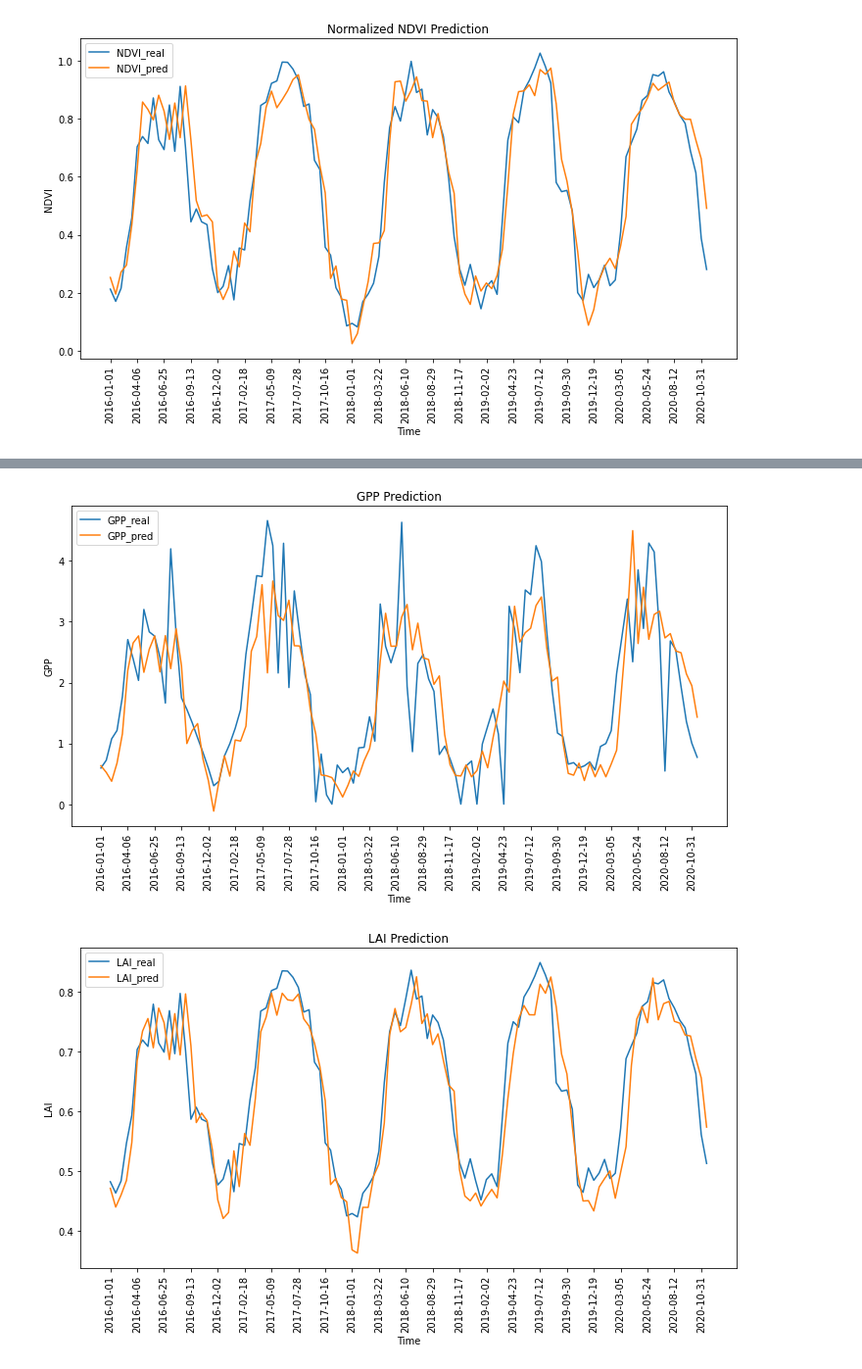
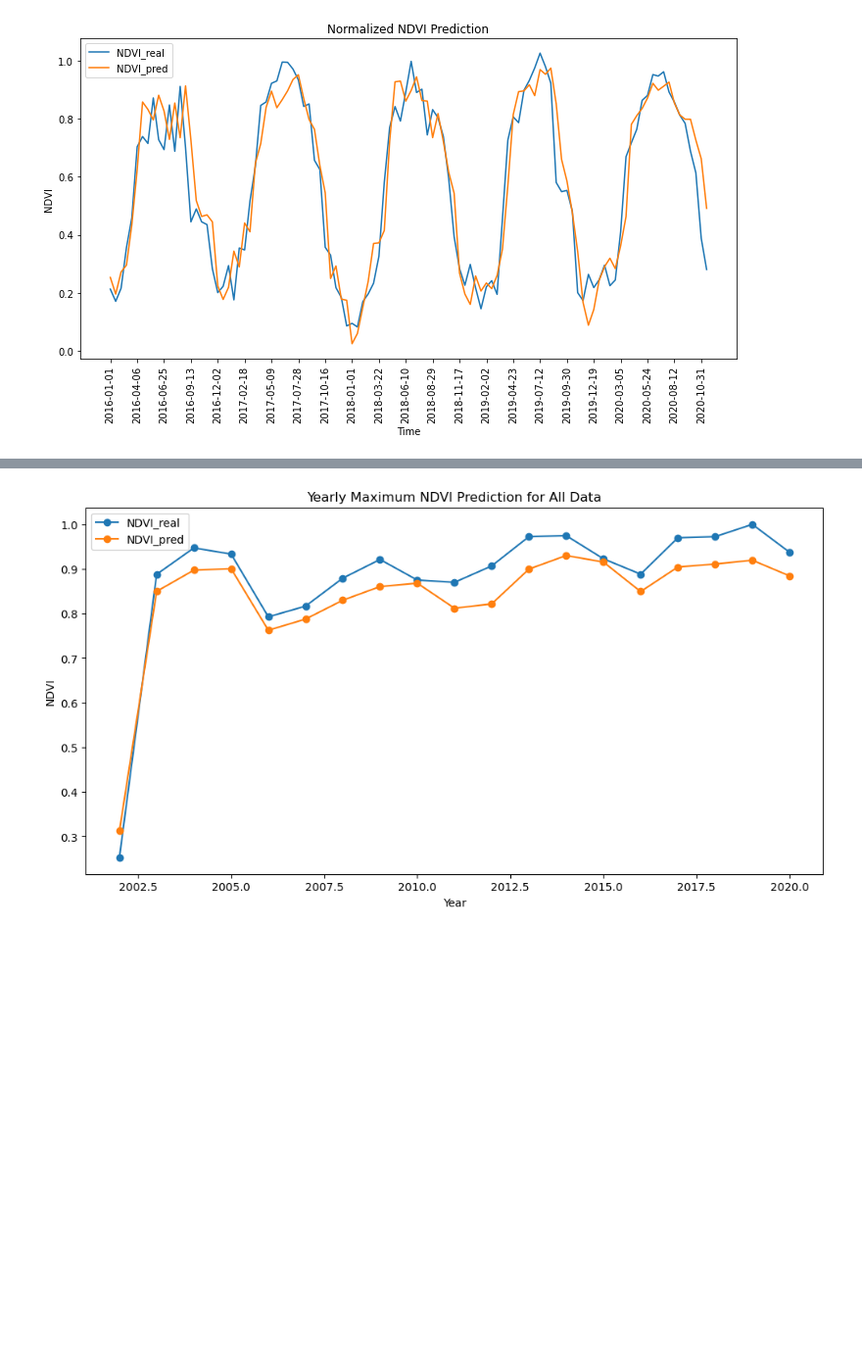
Before and after one commit to youhangkai/SHARING, a Jupyter notebook: LSTM_LAI.ipynb, the cells around one changed output, grey strips where cells are left out. Shown at 98% size. Cells and saved outputs as stored; diff of their text form; code cells hidden in the pictures; blank space fills up the shorter version.

```diff
--- a/LSTM_LAI.ipynb
+++ b/LSTM_LAI.ipynb
@@ -9,7 +9,7 @@ from sklearn.metrics import mean_squared_error
 import matplotlib.pyplot as plt
 
 # Load data
-data_path = "H:\\LAI_prediction_2000to2020\\Merged_Data2002to2020NDVI.csv"
+data_path = "E:\\LAI_prediction_2000to2020\\Merged_Data2002to2020NDVI.csv"
 data = pd.read_csv(data_path)
 print(data.columns)
 
@@ -46,8 +46,8 @@ X_test, y_test = create_dataset(test_data_normalized, look_back)
 
 # Create LSTM model
 model = Sequential()
-model.add(LSTM(16, input_shape=(X_train.shape[1], X_train.shape[2])))
-model.add(Dense(1))
+model.add(LSTM(50, input_shape=(X_train.shape[1], X_train.shape[2])))
+model.add(Dense(2))
 model.compile(loss='mean_squared_error', optimizer='adam')
 
 # Train the model
@@ -126,7 +126,7 @@ from sklearn.metrics import mean_squared_error
 import matplotlib.pyplot as plt
 
 # Load data
-data_path = "E:\\LAI_prediction_2000to2020\\Merged_Data2002to2020_no.csv"
+data_path = "H:\\LAI_prediction_2000to2020\\Merged_Data2002to2020_no.csv"
 data = pd.read_csv(data_path)
 print(data.columns)
 
@@ -149,24 +149,24 @@ test_data_normalized = scaler.transform(test_data)
 print('Normalize data finished!')
 
 # Prepare data for LSTM
-def create_dataset(data, look_back=1):
+def create_dataset(data, look_back=8):
     X, Y = [], []
     for i in range(len(data) - look_back - 1):
         a = data[i:(i + look_back), :]
         X.append(a)
-        Y.append(data[i + look_back, 0:3])  # GPP, LAI, NDVI columns
+        Y.append(data[i + look_back, 0:1])  # GPP, LAI, NDVI columns
     return np.array(X), np.array(Y)
 
-look_back = 1
+look_back = 8
 X_train, y_train = create_dataset(train_data_normalized, look_back)
 X_test, y_test = create_dataset(test_data_normalized, look_back)
 
 # Create LSTM model
 model = Sequential()
-model.add(LSTM(50, input_shape=(X_train.shape[1], X_train.shape[2])))
-model.add(Dense(3))
+model.add(LSTM(32, input_shape=(X_train.shape[1], X_train.shape[2])))
+model.add(Dense(1))
 model.compile(loss='mean_squared_error', optimizer='adam')
 
 # Train the model
-model.fit(X_train, y_train, epochs=100, batch_size=4, verbose=2)
+model.fit(X_train, y_train, epochs=100, batch_size=16, verbose=2)
 # %% [output]
@@ -258,44 +380,15 @@ Test RMSE: 3.570
 # %%
-# Extract predicted and actual values for each variable
-GPP_real, LAI_real, NDVI_real = y_test[:, 0], y_test[:, 1], y_test[:, 2]
-GPP_pred, LAI_pred, NDVI_pred = test_predict[:, 0], test_predict[:, 1], test_predict[:, 2]
+# Group all predictions and actual values by year
+prediction_df_yearly_all = prediction_df_all.groupby(prediction_df_all.index.year).max()
 
-
-# Plot GPP
+# Plot yearly average NDVI for all data
 plt.figure(figsize=(12, 6))
-plt.plot(GPP_real, label='GPP_real')
-plt.plot(GPP_pred, label='GPP_pred')
-plt.title('Normalized GPP Prediction')
-plt.xlabel('Time')
-plt.ylabel('GPP')
-tick_frequency = 5
-plt.xticks(range(0, len(test_data.index), tick_frequency), test_data.index[::tick_frequency].strftime('%Y-%m-%d'), rotation=90)
-plt.legend()
-plt.show()
-
-# Plot LAI
-plt.figure(figsize=(12, 6))
-plt.plot(LAI_real, label='LAI_real')
-plt.plot(LAI_pred, label='LAI_pred')
-plt.title('Normalized LAI Prediction')
-plt.xlabel('Time')
-plt.ylabel('LAI')
-tick_frequency = 5
-plt.xticks(range(0, len(test_data.index), tick_frequency), test_data.index[::tick_frequency].strftime('%Y-%m-%d'), rotation=90)
-plt.legend()
-plt.show()
-
-# Plot NDVI
-plt.figure(figsize=(12, 6))
-plt.plot(NDVI_real, label='NDVI_real')
-plt.plot(NDVI_pred, label='NDVI_pred')
-plt.title('Normalized NDVI Prediction')
-tick_frequency = 5
-plt.xticks(range(0, len(test_data.index), tick_frequency), test_data.index[::tick_frequency].strftime('%Y-%m-%d'), rotation=90)
-plt.xlabel('Time')
+plt.plot(prediction_df_yearly_all.index, prediction_df_yearly_all['NDVI_real'], label='NDVI_real', marker='o')
+plt.plot(prediction_df_yearly_all.index, prediction_df_yearly_all['NDVI_pred'], label='NDVI_pred', marker='o')
+plt.title('Yearly Maximum NDVI Prediction for All Data')
+plt.xlabel('Year')
 plt.ylabel('NDVI')
 plt.legend()
 plt.show()
 # %% [output]
-[figure, old version]
+[figure, new version]
-[figure, removed]
```
Also changed, not shown: parts of 18 cells of this notebook.
